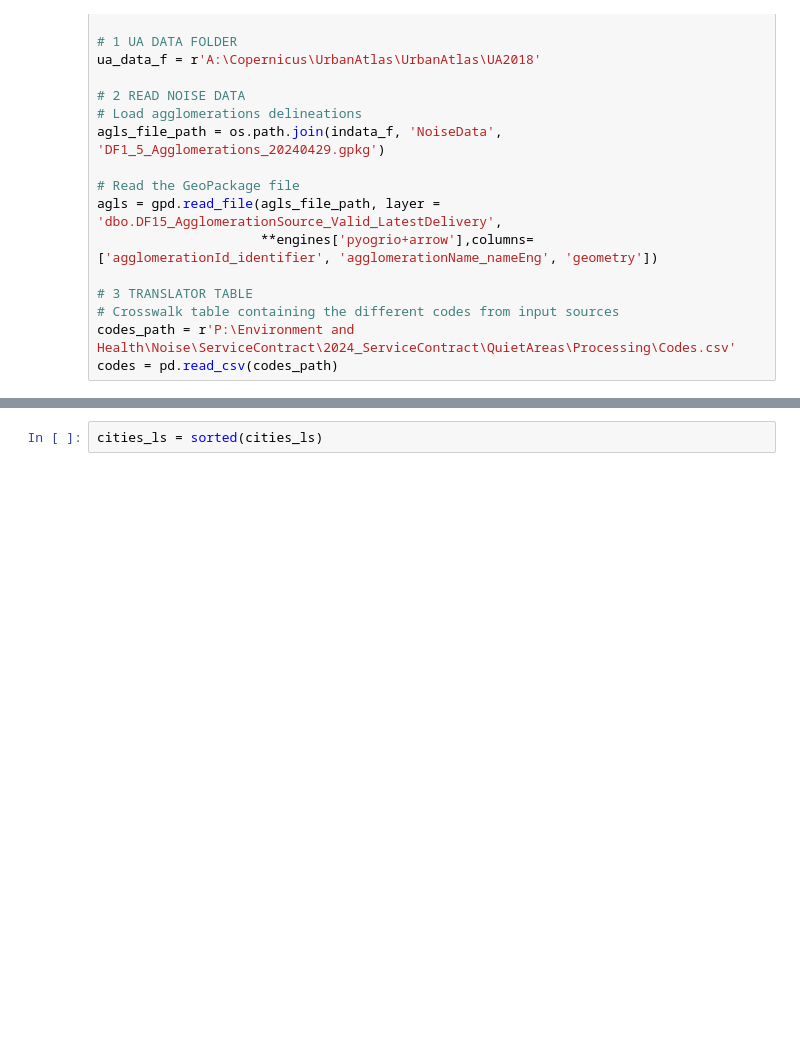
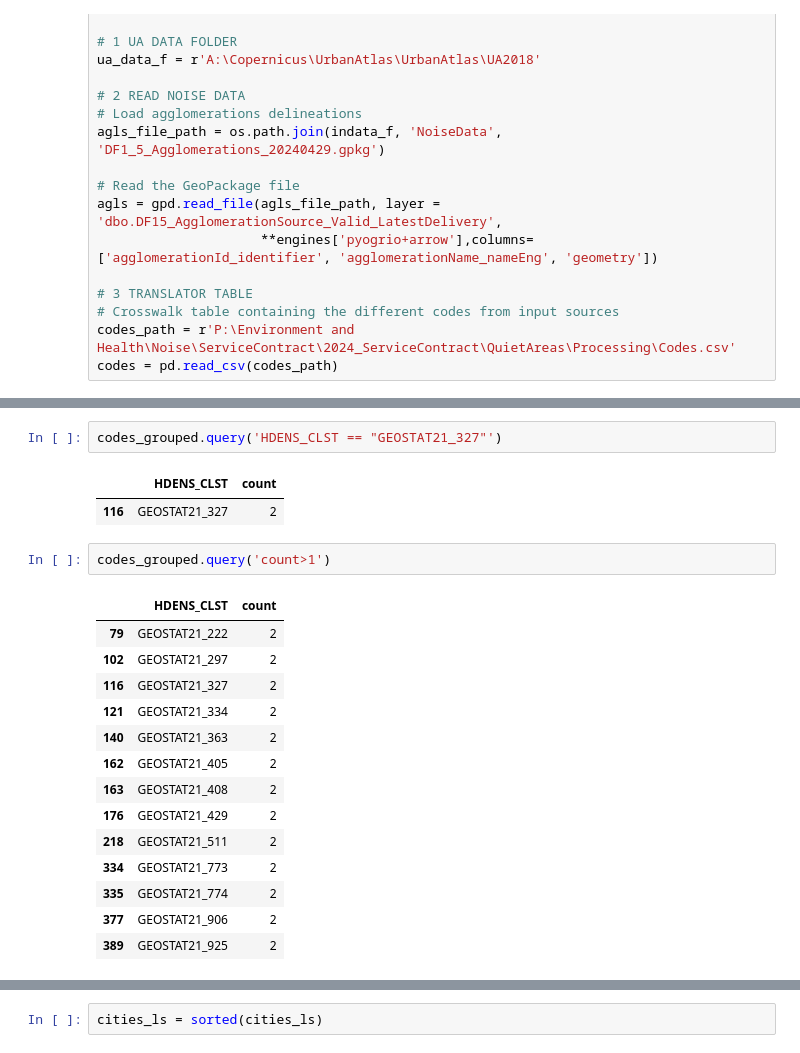
Before and after one commit to ubachr/GQA, a Jupyter notebook: 01_Create_GQA_DE_upd2.ipynb, the cells around one changed output, grey strips where cells are left out. Drawn from its saved outputs; the diff is of its cells as text; blank space fills up the shorter version.

```diff
--- a/01_Create_GQA_DE_upd2.ipynb
+++ b/01_Create_GQA_DE_upd2.ipynb
@@ -109,0 +140,22 @@ codes = pd.read_csv(codes_path)
+# %%
+codes_grouped.query('HDENS_CLST == "GEOSTAT21_327"')
+# %% [output]
+|  | HDENS_CLST | count |
+| 116 | GEOSTAT21_327 | 2 |
+# %%
+codes_grouped.query('count>1')
+# %% [output]
+|  | HDENS_CLST | count |
+| 79 | GEOSTAT21_222 | 2 |
+| 102 | GEOSTAT21_297 | 2 |
+| 116 | GEOSTAT21_327 | 2 |
+| 121 | GEOSTAT21_334 | 2 |
+| 140 | GEOSTAT21_363 | 2 |
+| 162 | GEOSTAT21_405 | 2 |
+| 163 | GEOSTAT21_408 | 2 |
+| 176 | GEOSTAT21_429 | 2 |
+| 218 | GEOSTAT21_511 | 2 |
+| 334 | GEOSTAT21_773 | 2 |
+| 335 | GEOSTAT21_774 | 2 |
+| 377 | GEOSTAT21_906 | 2 |
+| 389 | GEOSTAT21_925 | 2 |
```
Also changed, not shown: parts of 9 cells of this notebook, 4 other files.
